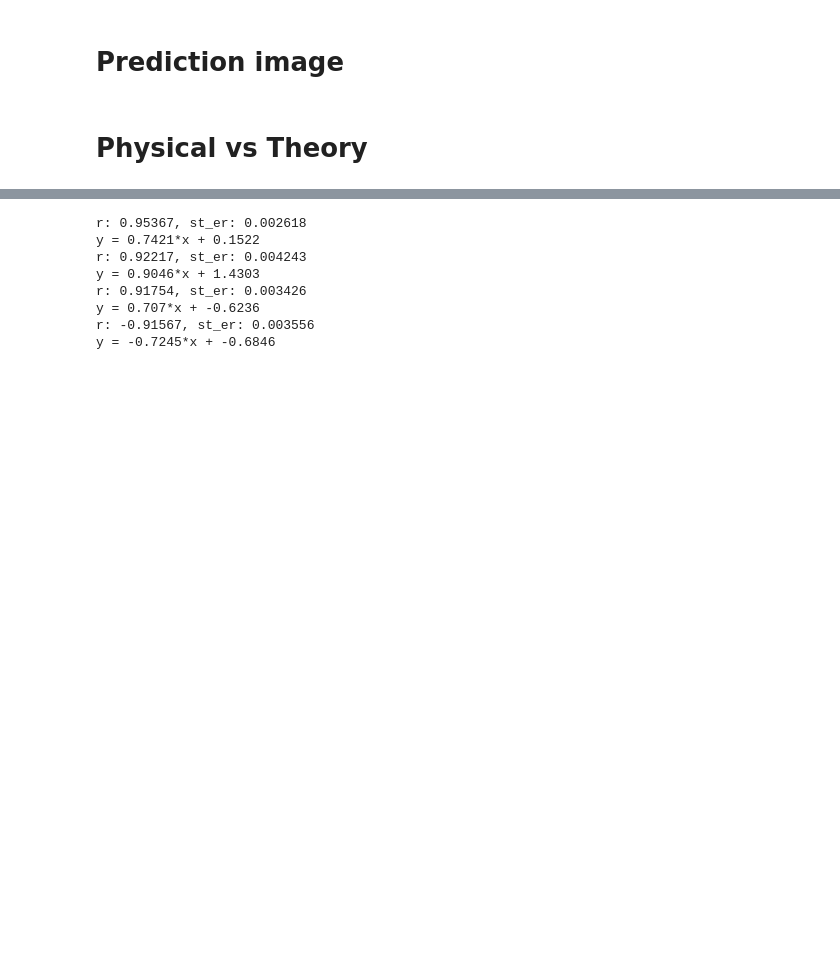
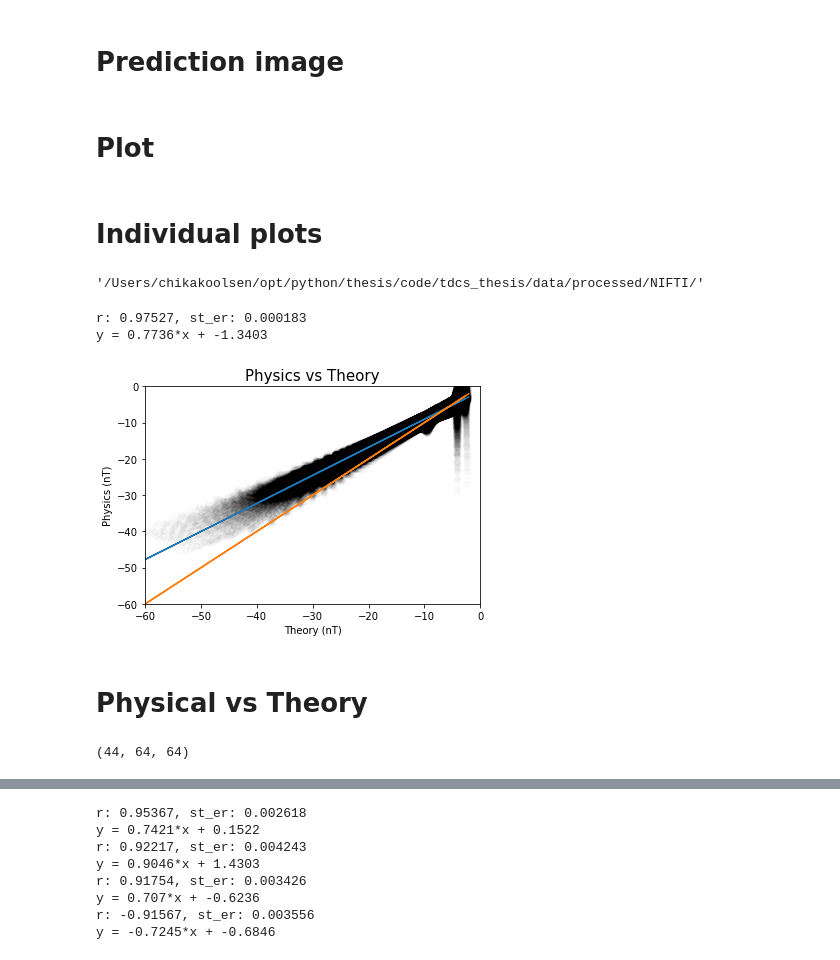
Before and after one commit to chikakoto/tdcs_thesis, a Jupyter notebook: notebooks/8.0_analyze.ipynb, the cells around one changed output, grey strips where cells are left out. Saved outputs shown, nothing was run; the diff lists cells and outputs as text; code cells hidden in the pictures; blank space fills up the shorter version.

Commit message:
Final commit for thesis

```diff
--- a/notebooks/8.0_analyze.ipynb
+++ b/notebooks/8.0_analyze.ipynb
@@ -251,3 +254,11 @@ nifti = [
 'nn_nonzero_best_cly_0303_2_pos.nii.gz']
 mins = ['12', '25', '24']
 create_roi_predict(nifti, mins)
+# %% [markdown]
+# Plot
+# %% [markdown]
+# Individual plots
+# %%
+img_path
+# %% [output]
+'/Users/chikakoolsen/opt/python/thesis/code/tdcs_thesis/data/processed/NIFTI/'
@@ -254,2 +322,35 @@ create_roi_predict(nifti, mins)
+# %%
+img_meas = nib.load(yfile);
+img_theo = nib.load(xfile);
+
+data_meas = img_meas.get_data()
+data_theo = img_theo.get_data()
+x = data_theo.flatten()
+y = data_meas.flatten()
+
+m, b, r, p, st_er = stats.linregress(x,y)
+
+yfit = [b + m * xi for xi in x]
+yisx = [0 + 1 * xi for xi in x]
+
+plt.plot(x, yfit)
+plt.plot(x, yisx)
+
+plt.scatter(x, y,  color='black', alpha=0.01)
+plt.axis([-60, 0, -60, 0])
+plt.xlabel(xlbl)
+plt.ylabel(ylbl)
+plt.title(ttl, fontsize=15)
+
+print("r: {:.5f}, st_er: {:.6f}".format(r, st_er))
+print("y = "+str(round(m,4))+"*x + "+str(round(b,4)))
+# %% [output]
+r: 0.97527, st_er: 0.000183
+y = 0.7736*x + -1.3403
+[figure, added]
 # %% [markdown]
 # Physical vs Theory
+# %%
+data_meas.shape
+# %% [output]
+(44, 64, 64)
```
Also changed, not shown: parts of 8 cells of this notebook, 5 other files.
